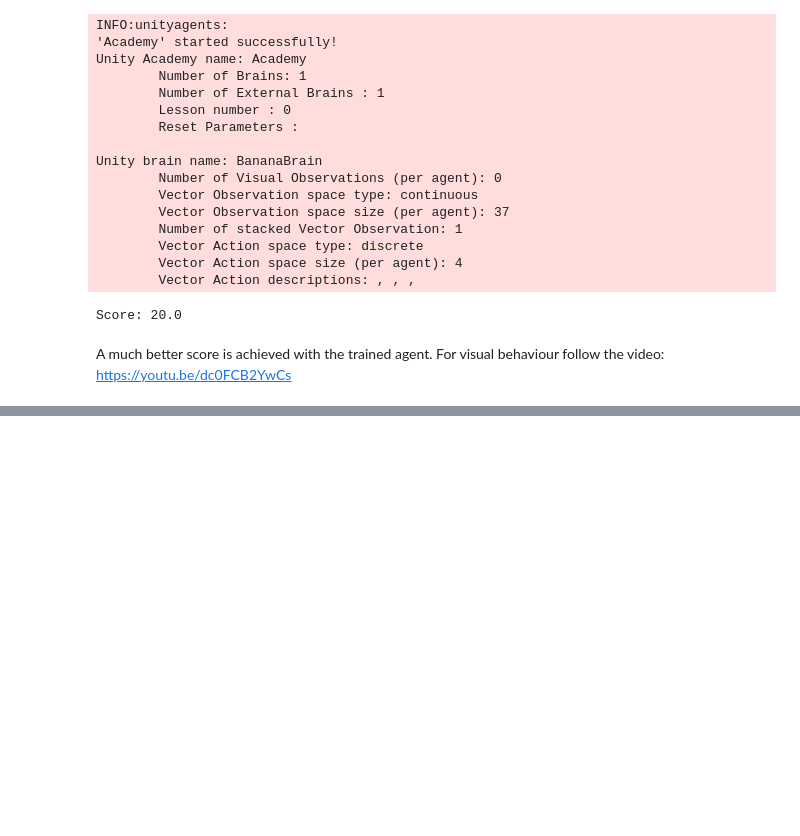
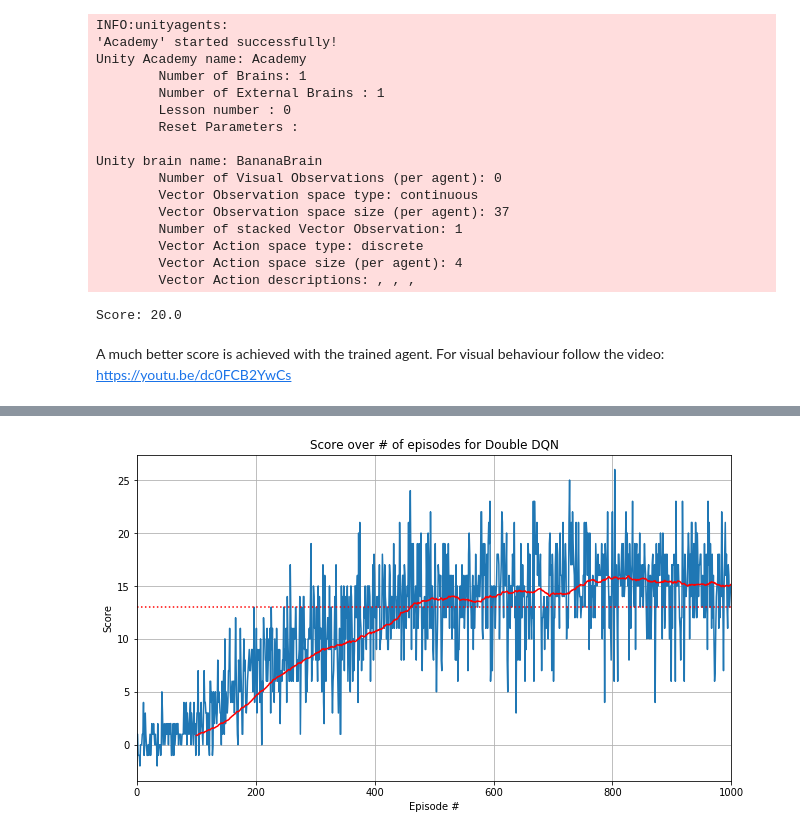
Before and after one commit to dmavridis/DQN-Navigation, a Jupyter notebook: Report.ipynb, the cells around one changed output, grey strips where cells are left out. Saved outputs shown, nothing was run; the diff lists cells and outputs as text; code cells hidden in the pictures; blank space fills up the shorter version.

```diff
--- a/Report.ipynb
+++ b/Report.ipynb
@@ -302,0 +412,7 @@ Similarly as with the DQN agent the code is identical with the only change being
+# %%
+from plot_score import plot_score
+scores_dqn = pickle.load(open( "results/scores_ddqn.p", "rb" ))
+
+plot_score(scores_dqn, "Double DQN")
+# %% [output]
+[figure, added]
```
Also changed, not shown: parts of 18 cells of this notebook, 46 other files.
